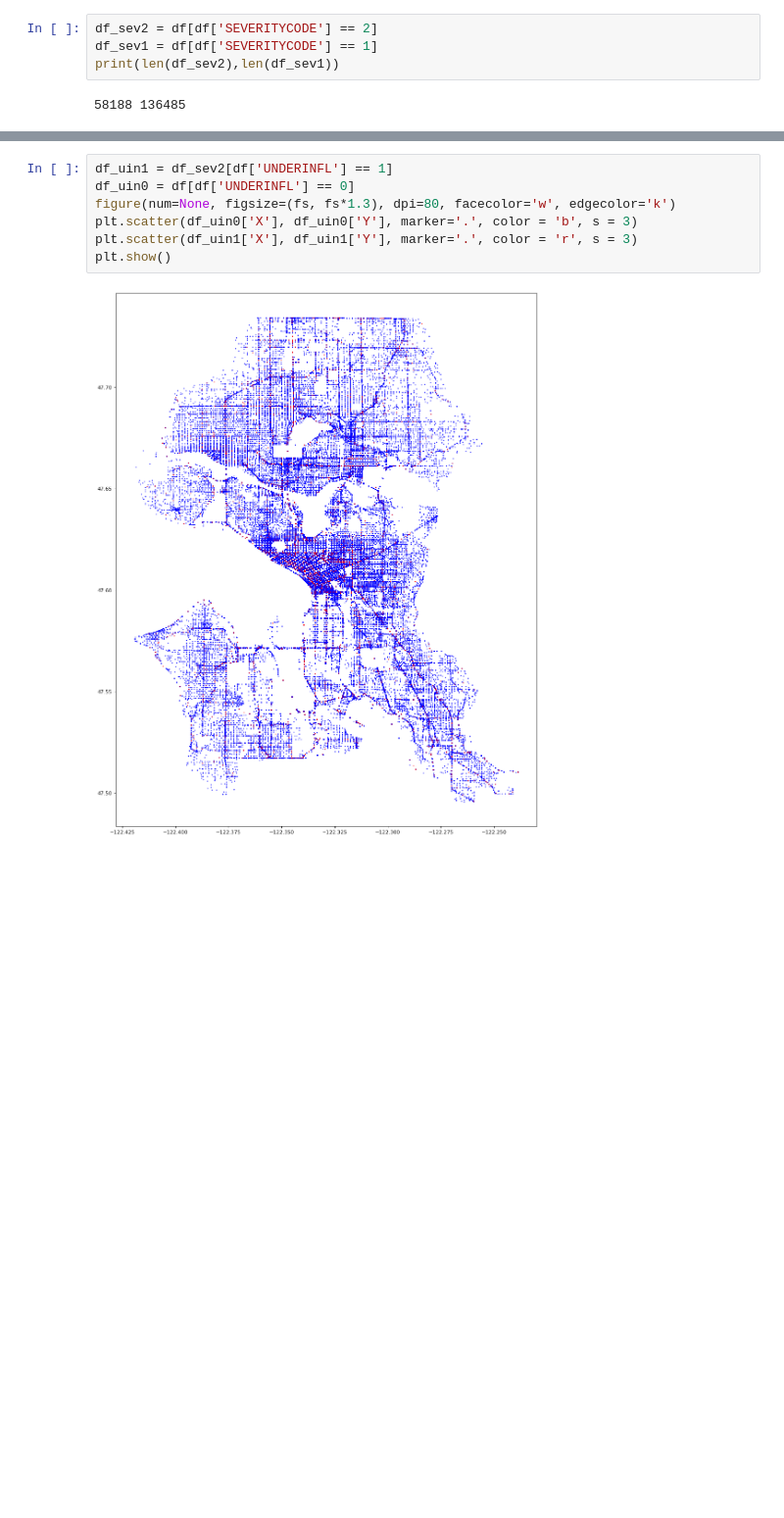
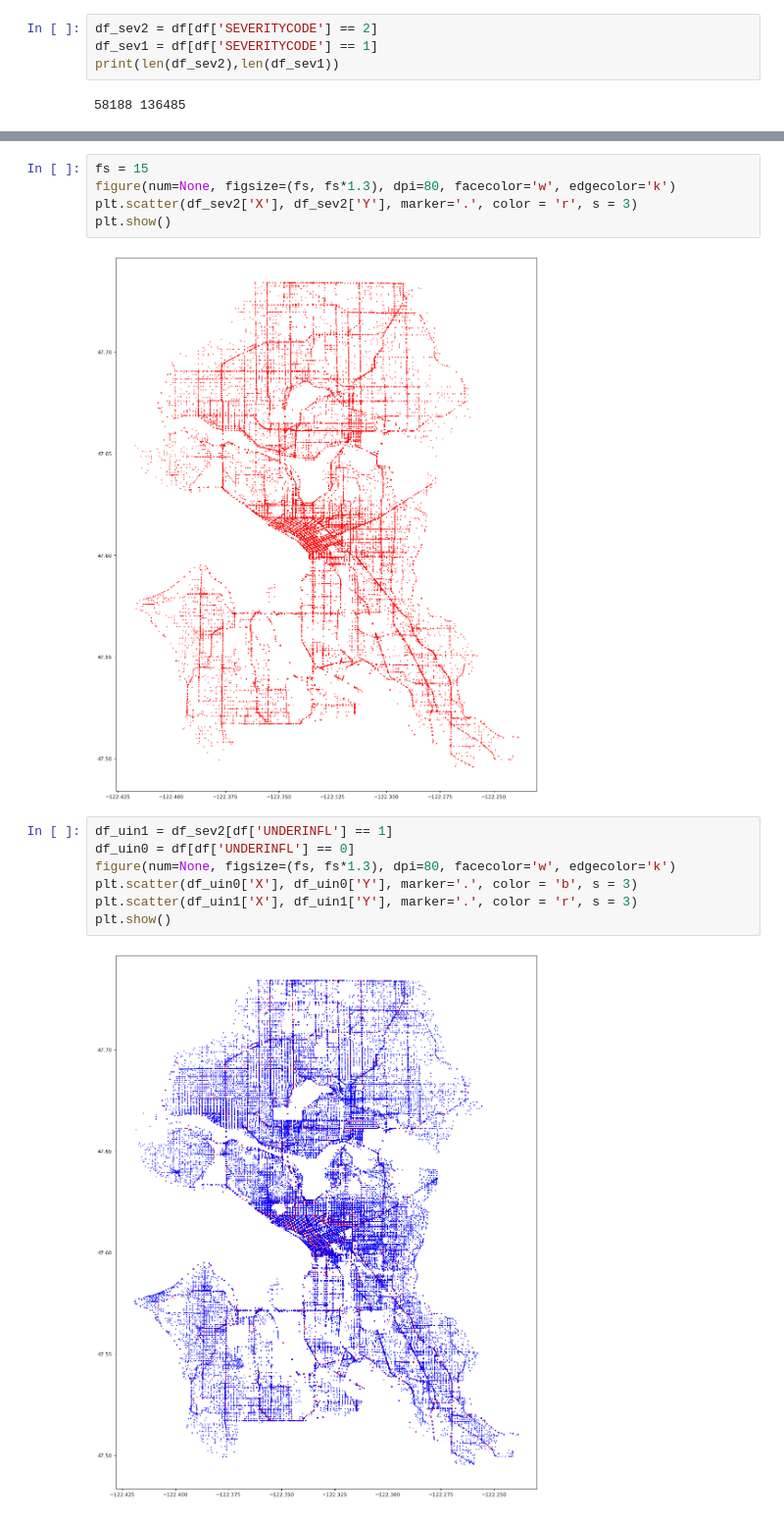
Before and after one commit to jearizaa/DataScience_AI_ML, a Jupyter notebook: Data Science Capstone.ipynb, the cells around one changed output, grey strips where cells are left out. Shown at 98% size. Drawn from its saved outputs; the diff is of its cells as text; blank space fills up the shorter version.

```diff
--- a/Data Science Capstone.ipynb
+++ b/Data Science Capstone.ipynb
@@ -374,3 +373,10 @@ plt.show()
+# %%
+fs = 15
+figure(num=None, figsize=(fs, fs*1.3), dpi=80, facecolor='w', edgecolor='k')
+plt.scatter(df_sev2['X'], df_sev2['Y'], marker='.', color = 'r', s = 3)
+plt.show()
+# %% [output]
+[figure, added]
 # %%
 df_uin1 = df_sev2[df['UNDERINFL'] == 1]
 df_uin0 = df[df['UNDERINFL'] == 0]
```
Also changed, not shown: parts of 2 cells of this notebook.
